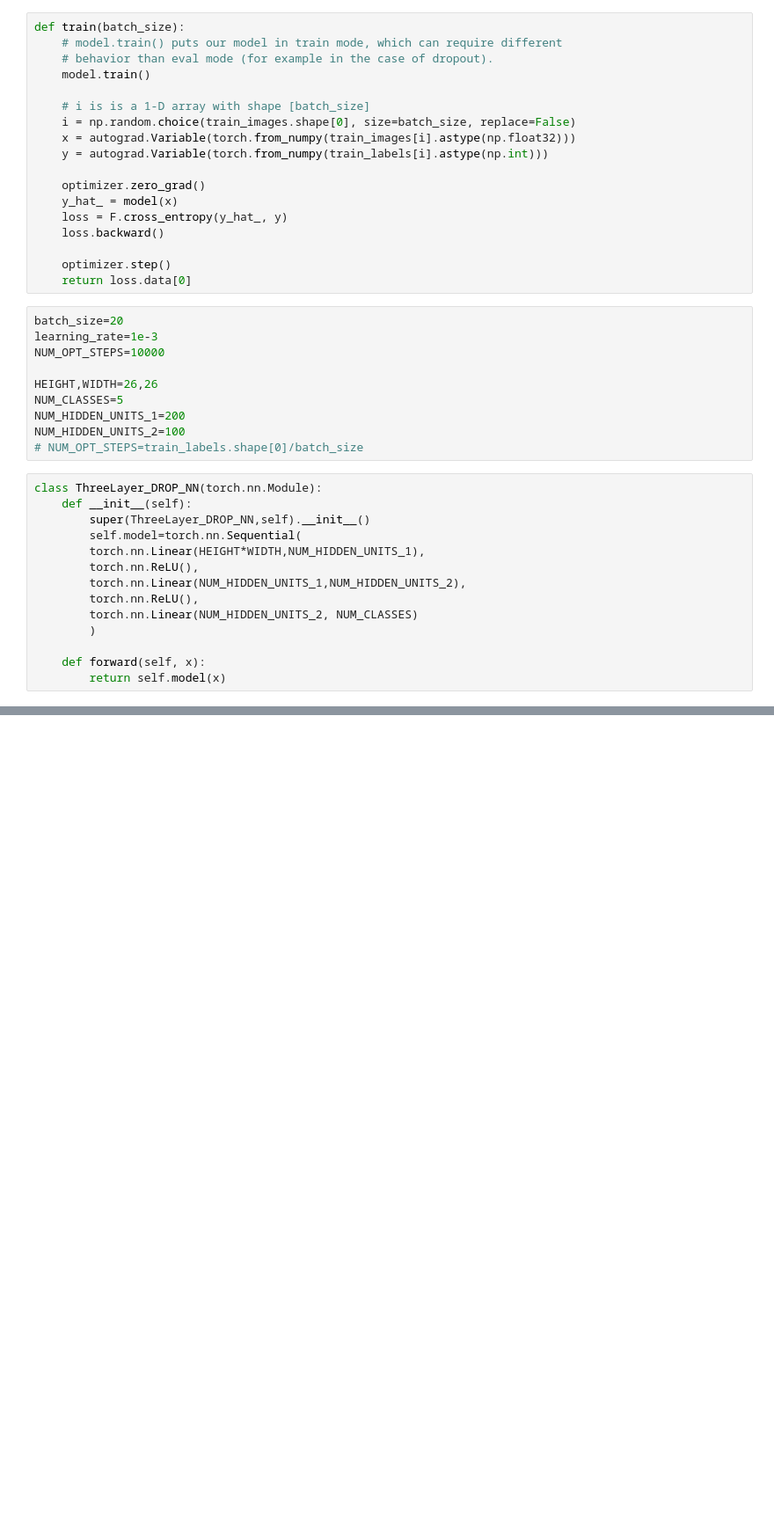
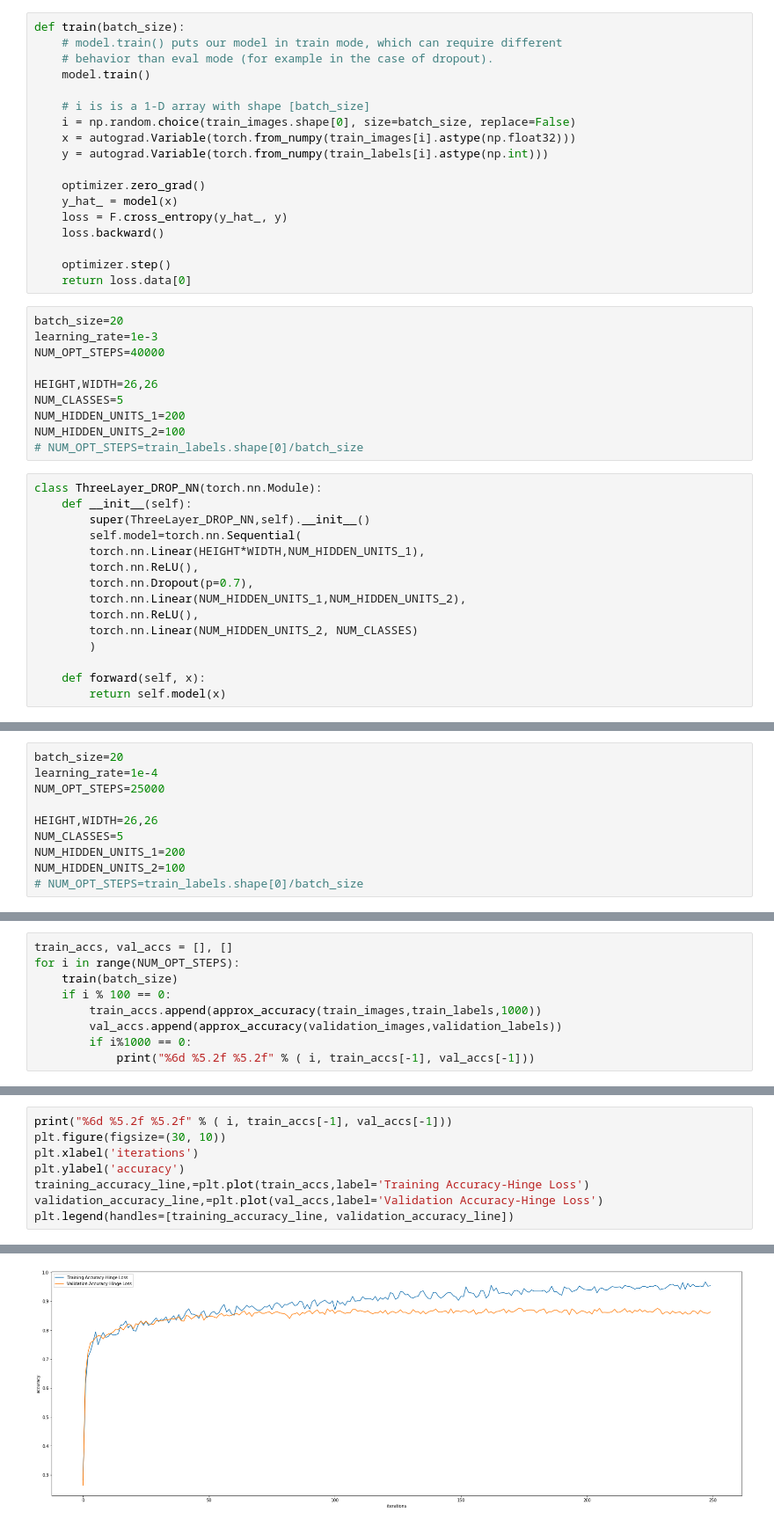
Before and after one commit to VibhuJawa/dl_pytorch_tutorial, a Jupyter notebook: feed-forward-nn-experiments .ipynb, the cells around one changed output, grey strips where cells are left out. Shown at 88% size. Saved outputs shown, nothing was run; the diff lists cells and outputs as text; blank space fills up the shorter version.

```diff
--- a/feed-forward-nn-experiments .ipynb
+++ b/feed-forward-nn-experiments .ipynb
@@ -251,7 +259,7 @@ def train(batch_size):
 # %%
 batch_size=20
 learning_rate=1e-3
-NUM_OPT_STEPS=10000
+NUM_OPT_STEPS=40000
 
 HEIGHT,WIDTH=26,26
 NUM_CLASSES=5
@@ -265,6 +273,7 @@ class ThreeLayer_DROP_NN(torch.nn.Module):
         self.model=torch.nn.Sequential(
         torch.nn.Linear(HEIGHT*WIDTH,NUM_HIDDEN_UNITS_1),
         torch.nn.ReLU(),
+        torch.nn.Dropout(p=0.7),
         torch.nn.Linear(NUM_HIDDEN_UNITS_1,NUM_HIDDEN_UNITS_2),
         torch.nn.ReLU(),
         torch.nn.Linear(NUM_HIDDEN_UNITS_2, NUM_CLASSES)
@@ -299,0 +350,10 @@ for i in range(NUM_OPT_STEPS):
+# %%
+batch_size=20
+learning_rate=1e-4
+NUM_OPT_STEPS=25000
+
+HEIGHT,WIDTH=26,26
+NUM_CLASSES=5
+NUM_HIDDEN_UNITS_1=200
+NUM_HIDDEN_UNITS_2=100
+# NUM_OPT_STEPS=train_labels.shape[0]/batch_size
@@ -299,0 +374,9 @@ for i in range(NUM_OPT_STEPS):
+# %%
+train_accs, val_accs = [], []
+for i in range(NUM_OPT_STEPS):
+    train(batch_size)
+    if i % 100 == 0:
+        train_accs.append(approx_accuracy(train_images,train_labels,1000))
+        val_accs.append(approx_accuracy(validation_images,validation_labels))
+        if i%1000 == 0:
+            print("%6d %5.2f %5.2f" % ( i, train_accs[-1], val_accs[-1]))
@@ -299,0 +401,9 @@ for i in range(NUM_OPT_STEPS):
+# %%
+print("%6d %5.2f %5.2f" % ( i, train_accs[-1], val_accs[-1]))
+plt.figure(figsize=(30, 10))
+plt.xlabel('iterations')
+plt.ylabel('accuracy')
+training_accuracy_line,=plt.plot(train_accs,label='Training Accuracy-Hinge Loss')
+validation_accuracy_line,=plt.plot(val_accs,label='Validation Accuracy-Hinge Loss')
+plt.legend(handles=[training_accuracy_line, validation_accuracy_line])
+# %% [output]
@@ -300,2 +412,3 @@ for i in range(NUM_OPT_STEPS):
+[figure, added]
 # %% [markdown]
 # Highest train and validation accuracies obtained.
```
Also changed, not shown: parts of 16 cells of this notebook, 2 other files.
